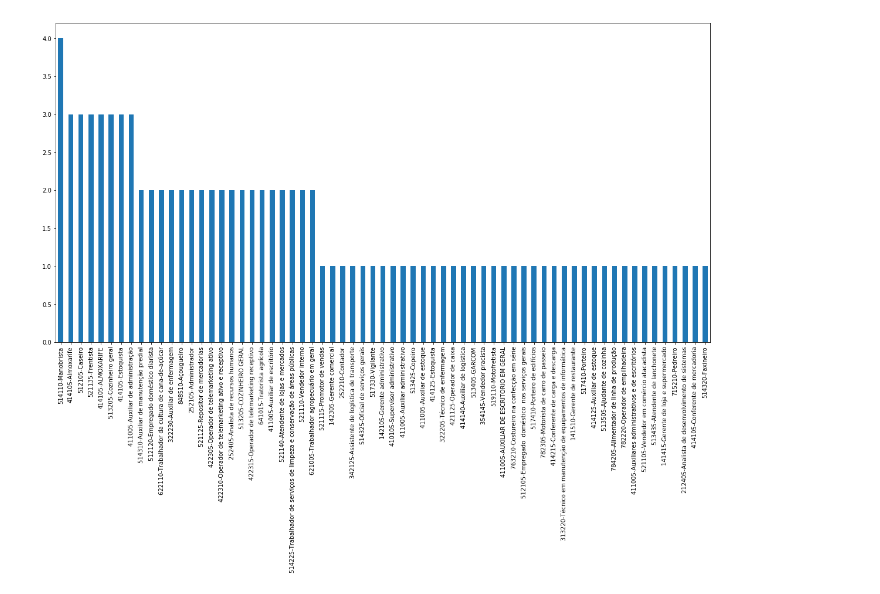
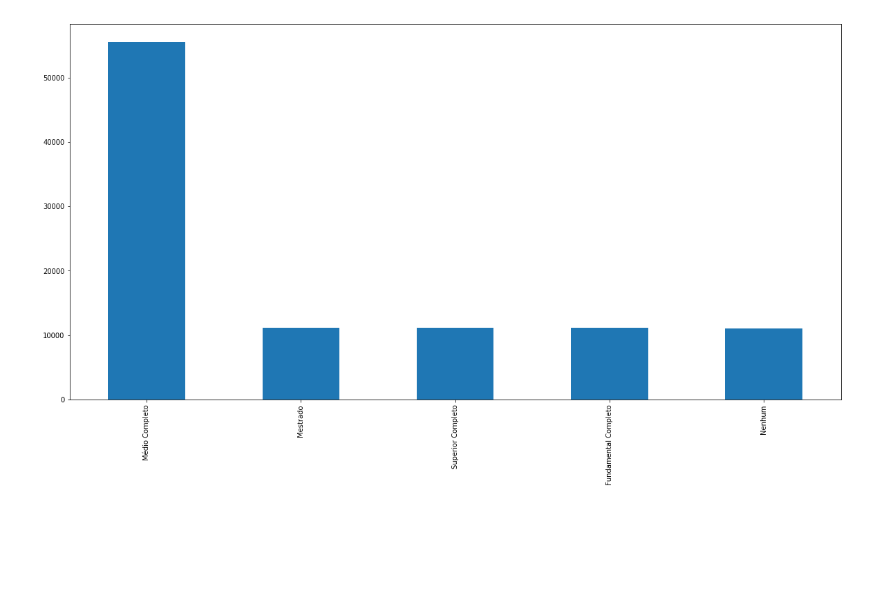
Before and after one commit to equipepontozip/coronathon, a Jupyter notebook: job position mock.ipynb, the cells around one changed output. Cells and saved outputs as stored; diff of their text form; code cells hidden in the pictures; blank space fills up the shorter version.

```diff
--- a/job position mock.ipynb
+++ b/job position mock.ipynb
@@ -134,4 +269,6 @@ df_vagas.head()
 # %%
-df_vagas.tipo_job.value_counts().plot.bar(figsize=(20,10));
+df_vagas.posicao.value_counts().plot.bar(figsize=(20,10));
-# %% [output]
-[figure, removed]
+# %%
+df_vagas.escolaridade.value_counts().plot.bar(figsize=(20,10));
+# %% [output]
+[figure, added]
```
Also changed, not shown: parts of 9 cells of this notebook.
